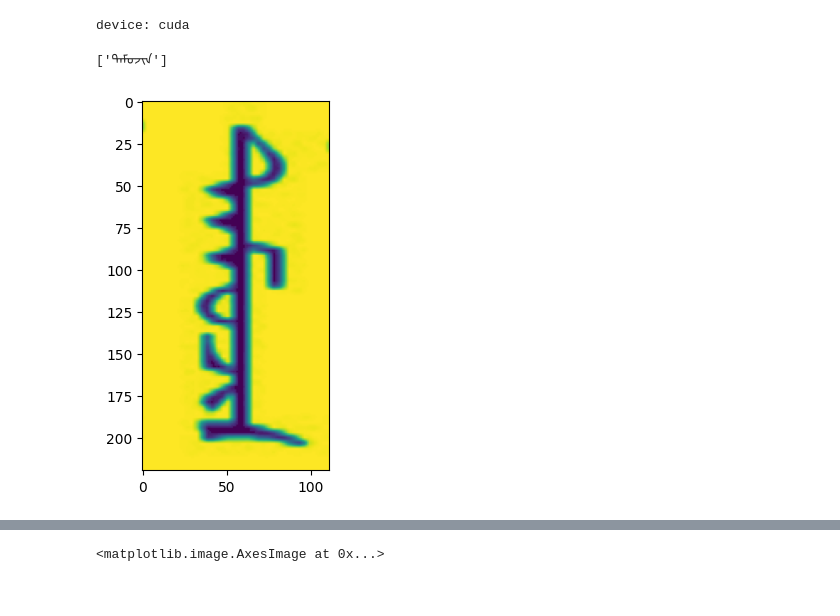
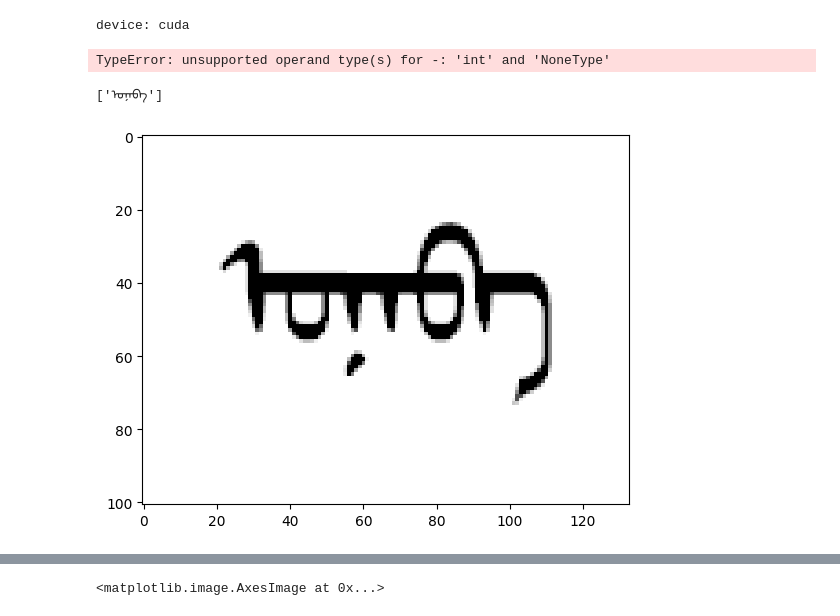
Before and after one commit to Munguudog/Mongol-tuulgatnii-hoyr-erhem-project-OCR-, a Jupyter notebook: adiya/model_test.ipynb, the cells around one changed output, grey strips where cells are left out. Saved outputs shown, nothing was run; the diff lists cells and outputs as text; code cells hidden in the pictures.

Commit message:
adiya

```diff
--- a/adiya/model_test.ipynb
+++ b/adiya/model_test.ipynb
@@ -286,7 +286,8 @@ model = CRNN(input_channels=1, hidden_dim=512)
 model.load_state_dict(torch.load('../../downloaded/model/crnn_big_printed_mix_400k_15_25_epoch.pth'))
 model = model.to(device)  # Make sure the model is on the correct device
 # %%
-image_path = '../../dataset/real_life/book/processed/images/word_009.png'
+# image_path = '../../dataset/real_life/book/processed/images/word_009.png'
+image_path = 'C:/MNOCR/Mongol-tuulgatnii-hoyr-erhem-project-OCR-/adiya/deploy/temp_crops/word_7a1687388b3a4fb2a04dde03868102da.png'
 # image_path = 'test_images/test4.png'
 # image = Image.open(image_path)
 
@@ -300,7 +301,7 @@ binary_pil = Image.fromarray(binary)
 
 input_shape = (32, 256)
 transform = transforms.Compose([
-    transforms.Lambda(lambda img: img.rotate(90, expand=True)),  # Rotate 90 degrees
+    # transforms.Lambda(lambda img: img.rotate(90, expand=True)),  # Rotate 90 degrees
     transforms.Resize(input_shape),
     transforms.Grayscale(num_output_channels=1),  # Converts to grayscale
     transforms.ToTensor(),
@@ -315,5 +316,36 @@ pred_texts = decode_predictions(output)
 plt.imshow(gray)
 pred_texts
 # %% [output]
-['ᠲᠠᠮᠦᠵᠢᠨ']
+TypeError: unsupported operand type(s) for -: 'int' and 'NoneType'
-[figure, removed]
+# %%
+image_path = 'C:/MNOCR/Mongol-tuulgatnii-hoyr-erhem-project-OCR-/adiya/deploy/test_images/0a1b362b28124aadba4a81fab3a5aed7.png'
+
+image = Image.open(image_path).convert("RGB")
+image = np.array(image)
+
+pil_img = Image.fromarray(image)
+
+
+# pil_img = cv2.imread(image_path, cv2.IMREAD_GRAYSCALE)
+# Define transforms
+input_shape = (32, 256)  # height x width
+
+plt.imshow(pil_img)
+transform = transforms.Compose([
+    transforms.Resize(input_shape),
+    transforms.Grayscale(num_output_channels=1),
+    transforms.ToTensor(),
+    transforms.Normalize(mean=[0], std=[1]),
+])
+
+input_tensor = transform(pil_img).unsqueeze(0).to(device)
+
+# Predict
+model.eval()
+with torch.no_grad():
+    output = model(input_tensor)
+pred_texts = decode_predictions(output)
+pred_texts
+# %% [output]
+['ᠤᠨᠠᠪᠠ']
+[figure, added]
```
Also changed, not shown: parts of 1 cell of this notebook, 43 other files.
